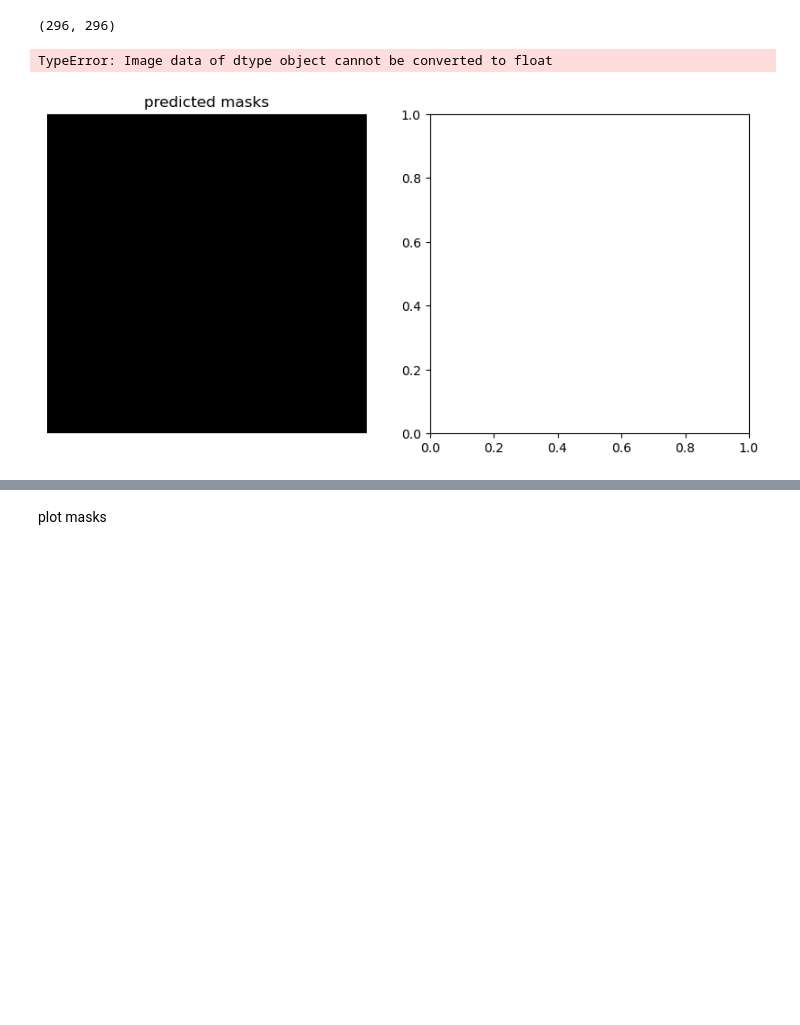
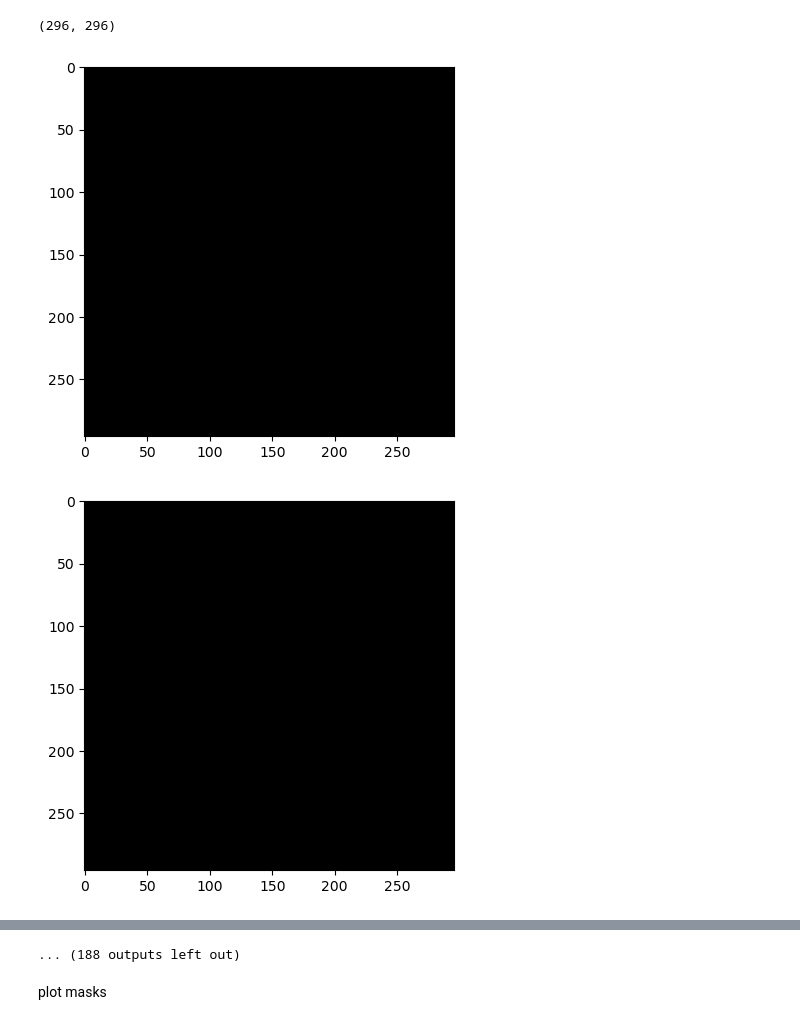
Before and after one commit to CaicedoLab/micronuclei-detection, a Jupyter notebook: cellpose/cellpose.ipynb, the cells around one changed output, grey strips where cells are left out. Saved outputs shown, nothing was run; the diff lists cells and outputs as text; code cells hidden in the pictures; blank space fills up the shorter version.

```diff
--- a/cellpose/cellpose.ipynb
+++ b/cellpose/cellpose.ipynb
@@ -486,19 +489,21 @@ Key: filename, Type of value: <class 'str'>
 Key: flows, Type of value: <class 'list'>
 Key: diameter, Type of value: <class 'float'>
 (296, 296)
-# %%
-plt.figure(figsize=(10, 5))
-plt.subplot(1, 2, 1)
-plt.imshow(masks, cmap='gray')
-plt.title('predicted masks')
-plt.axis('off')
-plt.subplot(1, 2, 2)
-plt.imshow(test_label[0], cmap='gray')
-plt.title('true masks')
-plt.axis('off')
-plt.show()
-
-print(masks)
-# %% [output]
-TypeError: Image data of dtype object cannot be converted to float
-[figure, removed]
+# %%
+import sys
+sys.path.append('../')  # Add the outer directory to the system path
+
+from microdet.evaluation import compare_two_labels
+for file_path in glob.glob(test_dir + '/*phenotype_*.png'):
+    gt_label = skimage.io.imread(file_path, as_gray=True)
+    num = file_path.split('_')[-2]
+    for seg_file_path in glob.glob(test_dir + '/*phenotype_'+num+'_seg.npy'):
+        seg_import = np.load(seg_file_path, allow_pickle=True)
+        plt.imshow(gt_label, cmap='gray')
+        plt.show()
+        plt.imshow(seg_import.flat[0]['masks'], cmap='gray')
+        plt.show()
+        #compare_two_labels(masks, true_mask, plot=True)
+# %% [output]
+[figure, added]
+[figure, added]
@@ -505,3 +520,4 @@ TypeError: Image data of dtype object cannot be converted to float
+... (188 outputs left out)
 # %% [markdown]
 plot masks
 # %%
```
Also changed, not shown: parts of 5 cells of this notebook.
